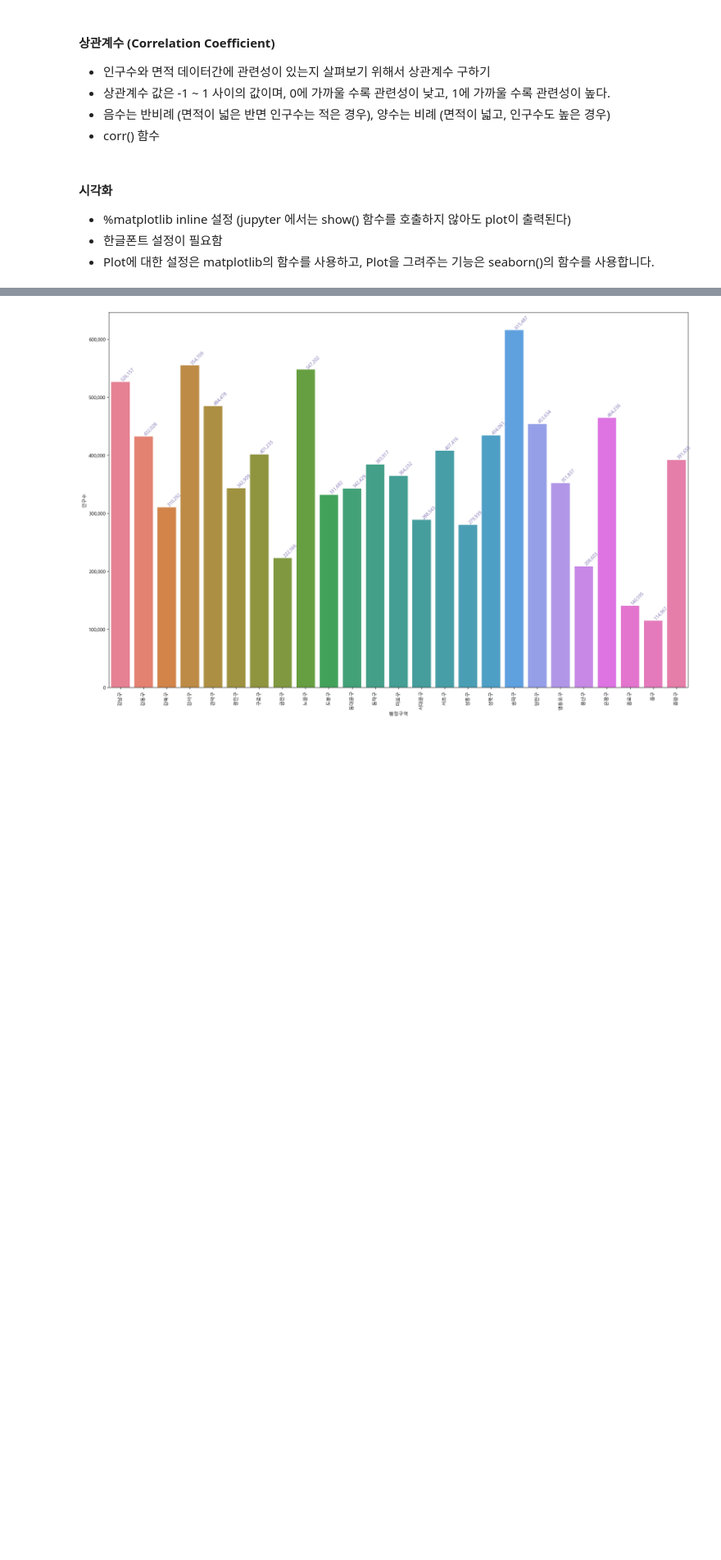
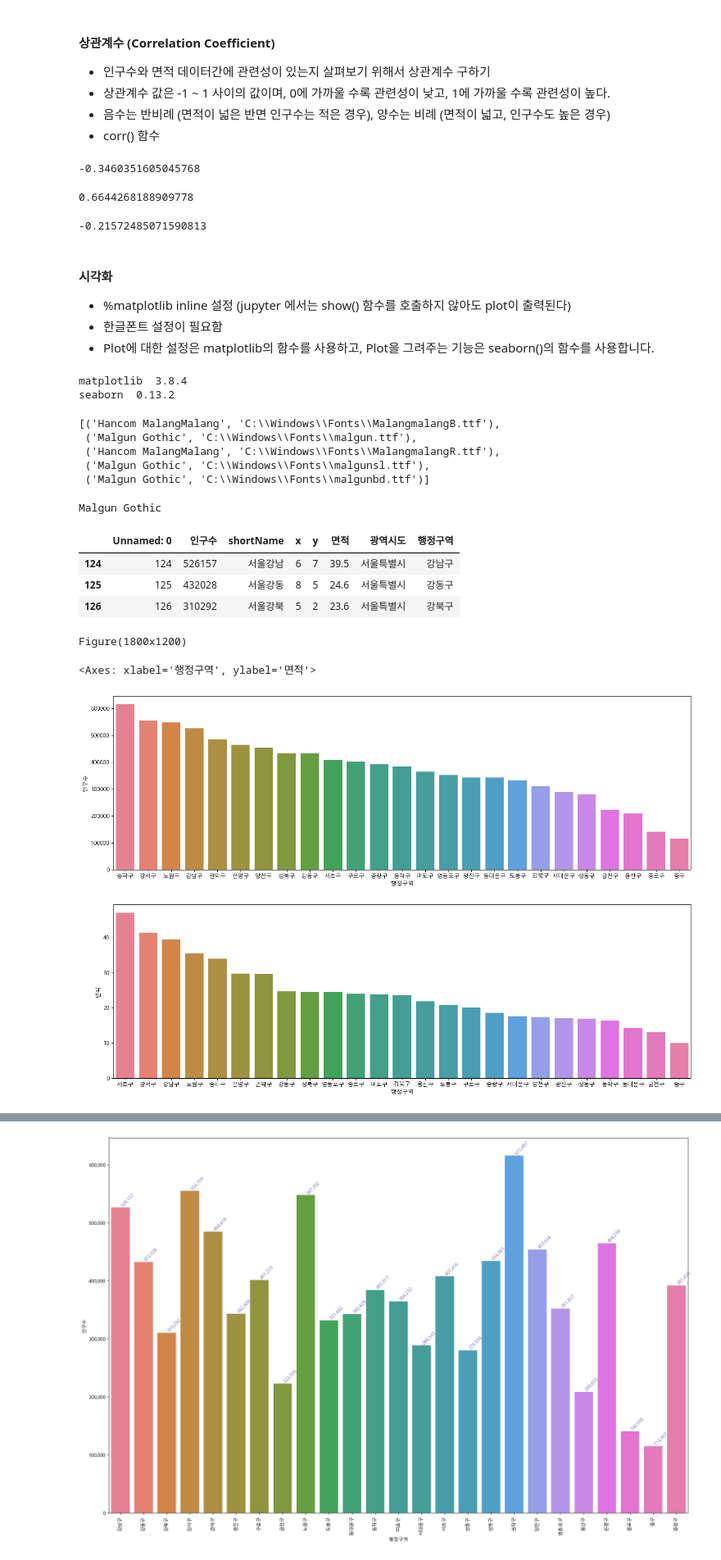
Before and after one commit to eunsol-k/Python_Webscraping_Analysis, a Jupyter notebook: 03-1.행정구역정보_분석과시각화.ipynb, the cells around one changed output, grey strips where cells are left out. Shown: that part at 82% size. Saved outputs shown, nothing was run; the diff lists cells and outputs as text; code cells hidden in the pictures; blank space fills up the shorter version.

```diff
--- a/03-1.행정구역정보_분석과시각화.ipynb
+++ b/03-1.행정구역정보_분석과시각화.ipynb
@@ -348,6 +337,21 @@ gy_df = data.loc[data['광역시도'] == '경기도', ['인구수', '면적', '
 * 상관계수 값은 -1 ~ 1 사이의 값이며, 0에 가까울 수록 관련성이 낮고, 1에 가까울 수록 관련성이 높다.
 * 음수는 반비례 (면적이 넓은 반면 인구수는 적은 경우), 양수는 비례 (면적이 넓고, 인구수도 높은 경우)
 * corr() 함수
+# %%
+# 모든 행정구역의 면적과 인구수의 상관계수 구하기
+data['면적'].corr(data['인구수'])
+# %% [output]
+-0.3460351605045768
+# %%
+seoul_df = data.loc[data['광역시도'] == '서울특별시']
+seoul_df['면적'].corr(seoul_df['인구수'])
+# %% [output]
+0.6644268188909778
+# %%
+gy_df = data.loc[data['광역시도'] == '경기도']
+gy_df['면적'].corr(gy_df['인구수'])
+# %% [output]
+-0.21572485071590813
 # %% [markdown]
 #### 시각화
 * %matplotlib inline 설정 (jupyter 에서는 show() 함수를 호출하지 않아도 plot이 출력된다)
@@ -355,0 +362,32 @@ gy_df = data.loc[data['광역시도'] == '경기도', ['인구수', '면적', '
+# %%
+import matplotlib
+import matplotlib.pyplot as plt
+import matplotlib.font_manager as fm
+import seaborn as sns
+
+print('matplotlib ', matplotlib.__version__)
+print('seaborn ', sns.__version__)
+# %% [output]
+matplotlib  3.8.4
+seaborn  0.13.2
+# %%
+
+# for font in fm.fontManager.ttflist:
+#     print((font.name, font.fname))
+# 폰트이름과 폰트파일 정보 출력 list comprehension
+[ (font.name, font.fname) for font in fm.fontManager.ttflist if 'Mal' in font.name ]
+# %% [output]
+[('Hancom MalangMalang', 'C:\\Windows\\Fonts\\MalangmalangB.ttf'),
+ ('Malgun Gothic', 'C:\\Windows\\Fonts\\malgun.ttf'),
+ ('Hancom MalangMalang', 'C:\\Windows\\Fonts\\MalangmalangR.ttf'),
+ ('Malgun Gothic', 'C:\\Windows\\Fonts\\malgunsl.ttf'),
+ ('Malgun Gothic', 'C:\\Windows\\Fonts\\malgunbd.ttf')]
+# %%
+# font name을 알고 있다면 생략가능
+#한글폰트 path 설정
+font_path = 'C:\\windows\\Fonts\\malgun.ttf'
+#font의 파일정보로 font name 을 알아내기
+font_prop = fm.FontProperties(fname=font_path).get_name()
+print(font_prop)
+# %% [output]
+Malgun Gothic
@@ -355,0 +397,19 @@ gy_df = data.loc[data['광역시도'] == '경기도', ['인구수', '면적', '
+# %%
+seoul_df.head(3)
+# %% [output]
+|  | Unnamed: 0 | 인구수 | shortName | x | y | 면적 | 광역시도 | 행정구역 |
+| 124 | 124 | 526157 | 서울강남 | 6 | 7 | 39.5 | 서울특별시 | 강남구 |
+| 125 | 125 | 432028 | 서울강동 | 8 | 5 | 24.6 | 서울특별시 | 강동구 |
+| 126 | 126 | 310292 | 서울강북 | 5 | 2 | 23.6 | 서울특별시 | 강북구 |
+# %%
+figure,(axes1,axes2) = plt.subplots(nrows=2, ncols=1)
+figure.set_size_inches(18,12)
+print(figure)
+# print(axes1)
+# print(axes2)
+sns.barplot(data=seoul_df.sort_values(by="인구수", ascending=False), x="행정구역", y="인구수", ax=axes1, hue="행정구역")
+sns.barplot(data=seoul_df.sort_values(by="면적", ascending=False), x="행정구역", y="면적", ax=axes2, hue="행정구역")
+# %% [output]
+Figure(1800x1200)
+<Axes: xlabel='행정구역', ylabel='면적'>
+[figure, added]
```
Also changed, not shown: parts of 5 cells of this notebook, 1 other file.
